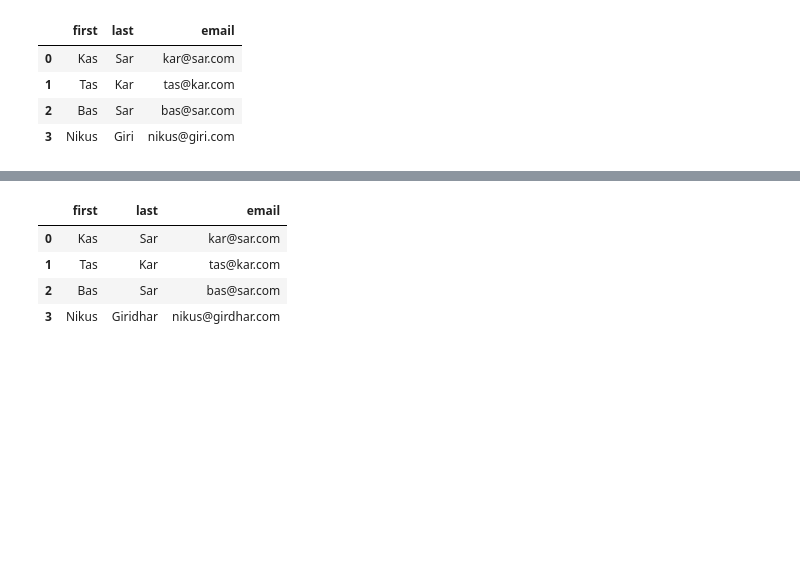
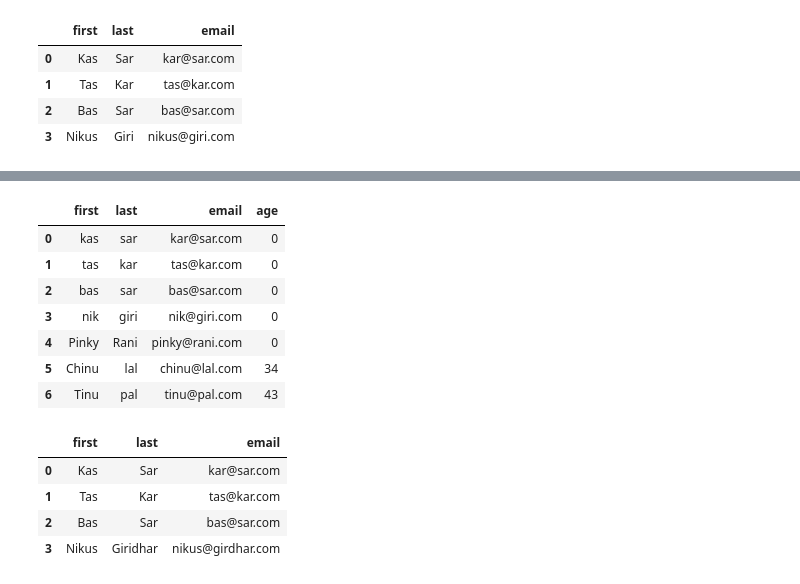
Before and after one commit to CoderTag/DataScience, a Jupyter notebook: PandasTutorial/Session 4 - Dataupdate.ipynb, the cells around one changed output, grey strips where cells are left out. Drawn from its saved outputs; the diff is of its cells as text; code cells hidden in the pictures; blank space fills up the shorter version.

```diff
--- a/PandasTutorial/Session 4 - Dataupdate.ipynb
+++ b/PandasTutorial/Session 4 - Dataupdate.ipynb
@@ -81,3 +113,17 @@ df
+# %%
+# we can use either of the following two options to convert the column age to integers
+# df3['age'] = df3['age'].fillna(0).apply(int)
+df3['age'] = df3['age'].fillna(0).astype(int)
+df3
+# %% [output]
+|  | first | last | email | age |
+| 0 | kas | sar | kar@sar.com | 0 |
+| 1 | tas | kar | tas@kar.com | 0 |
+| 2 | bas | sar | bas@sar.com | 0 |
+| 3 | nik | giri | nik@giri.com | 0 |
+| 4 | Pinky | Rani | pinky@rani.com | 0 |
+| 5 | Chinu | lal | chinu@lal.com | 34 |
+| 6 | Tinu | pal | tinu@pal.com | 43 |
 # %%
 # To change specific column in a row
 df.loc[3,['last','email']] = ['Giridhar', 'nikus@girdhar.com']
```
Also changed, not shown: parts of 3 cells of this notebook.
